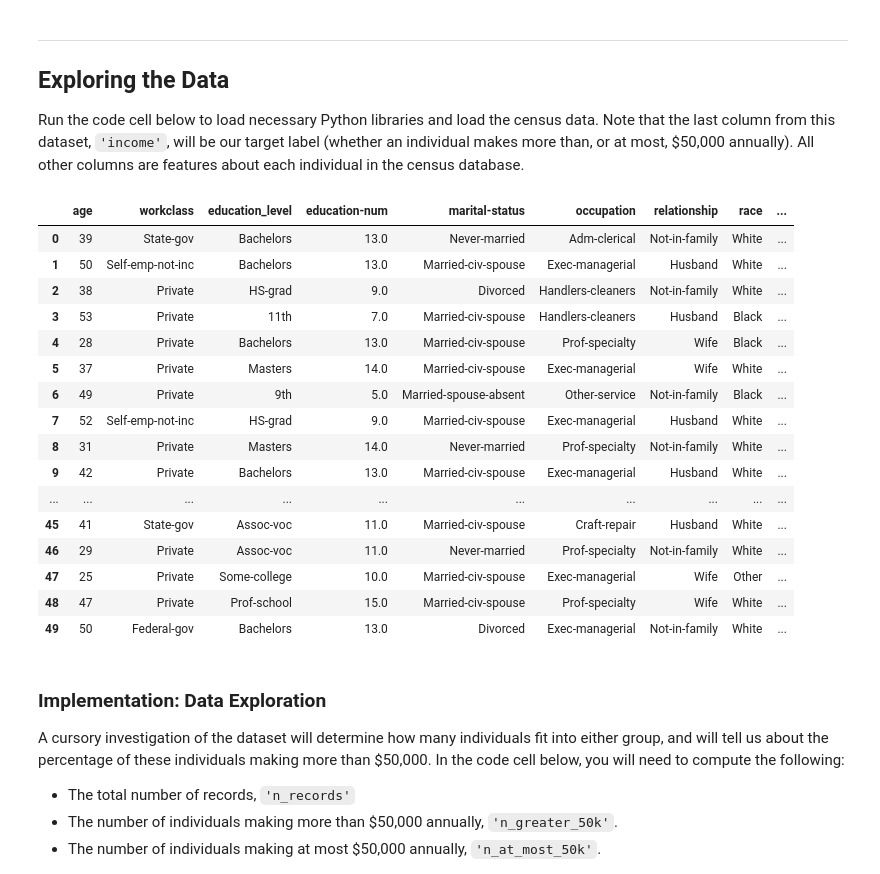
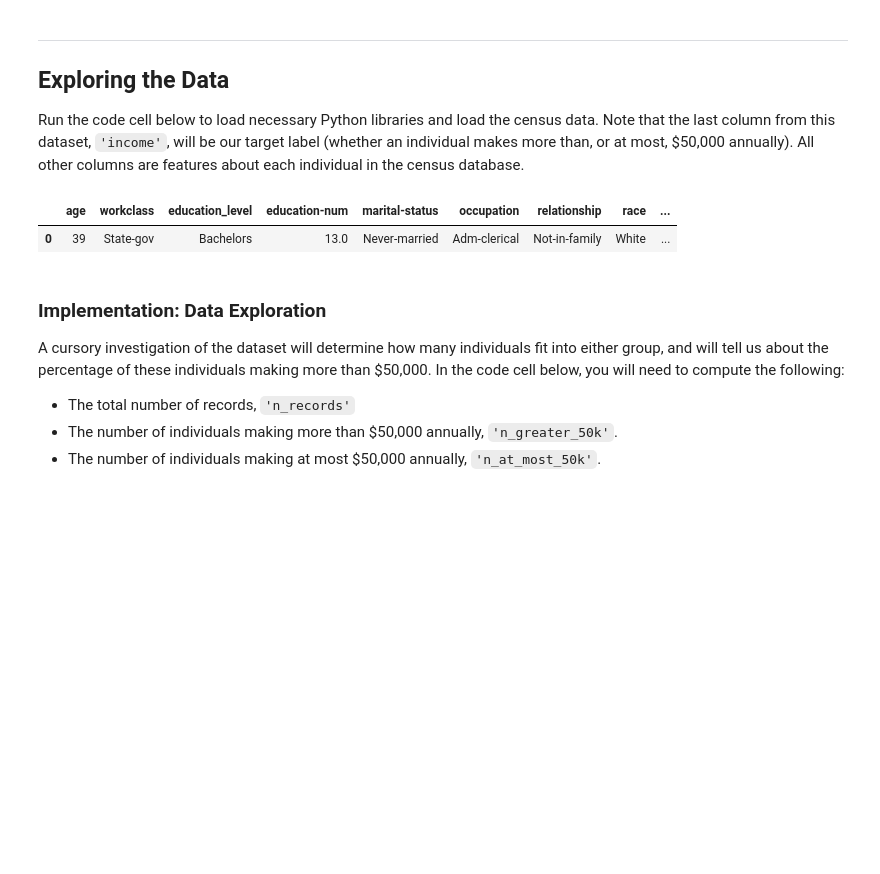
Before and after one commit to Ahmedkhoulyy/Finding_Donors_For_CharityML, a Jupyter notebook: finding_donors.ipynb, the cells around one changed output. Cells and saved outputs as stored; diff of their text form; code cells hidden in the pictures; blank space fills up the shorter version.

```diff
--- a/finding_donors.ipynb
+++ b/finding_donors.ipynb
@@ -20,39 +20,24 @@ Run the code cell below to load necessary Python libraries and load the census d
 # %%
 # Import libraries necessary for this project
 import numpy as np
 import pandas as pd
 from time import time
 from IPython.display import display # Allows the use of display() for DataFrames
 
 # Import supplementary visualization code visuals.py
 import visuals as vs
 
 # Pretty display for notebooks
 %matplotlib inline
 
 # Load the Census dataset
 data = pd.read_csv("census.csv")
 
 # Success - Display the first record
-display(data.head(n=50))
+display(data.head(n=1))
 # %% [output]
 |  | age | workclass | education_level | education-num | marital-status | occupation | relationship | race | ... |
 | 0 | 39 | State-gov | Bachelors | 13.0 | Never-married | Adm-clerical | Not-in-family | White | ... |
-| 1 | 50 | Self-emp-not-inc | Bachelors | 13.0 | Married-civ-spouse | Exec-managerial | Husband | White | ... |
-| 2 | 38 | Private | HS-grad | 9.0 | Divorced | Handlers-cleaners | Not-in-family | White | ... |
-| 3 | 53 | Private | 11th | 7.0 | Married-civ-spouse | Handlers-cleaners | Husband | Black | ... |
-| 4 | 28 | Private | Bachelors | 13.0 | Married-civ-spouse | Prof-specialty | Wife | Black | ... |
-| 5 | 37 | Private | Masters | 14.0 | Married-civ-spouse | Exec-managerial | Wife | White | ... |
-| 6 | 49 | Private | 9th | 5.0 | Married-spouse-absent | Other-service | Not-in-family | Black | ... |
-| 7 | 52 | Self-emp-not-inc | HS-grad | 9.0 | Married-civ-spouse | Exec-managerial | Husband | White | ... |
-| 8 | 31 | Private | Masters | 14.0 | Never-married | Prof-specialty | Not-in-family | White | ... |
-| 9 | 42 | Private | Bachelors | 13.0 | Married-civ-spouse | Exec-managerial | Husband | White | ... |
-| ... | ... | ... | ... | ... | ... | ... | ... | ... | ... |
-| 45 | 41 | State-gov | Assoc-voc | 11.0 | Married-civ-spouse | Craft-repair | Husband | White | ... |
-| 46 | 29 | Private | Assoc-voc | 11.0 | Never-married | Prof-specialty | Not-in-family | White | ... |
-| 47 | 25 | Private | Some-college | 10.0 | Married-civ-spouse | Exec-managerial | Wife | Other | ... |
-| 48 | 47 | Private | Prof-school | 15.0 | Married-civ-spouse | Prof-specialty | Wife | White | ... |
-| 49 | 50 | Federal-gov | Bachelors | 13.0 | Divorced | Exec-managerial | Not-in-family | White | ... |
 # %% [markdown]
 ### Implementation: Data Exploration
 A cursory investigation of the dataset will determine how many individuals fit into either group, and will tell us about the percentage of these individuals making more than \$50,000. In the code cell below, you will need to compute the following:
```
Also changed, not shown: parts of 6 cells of this notebook.
